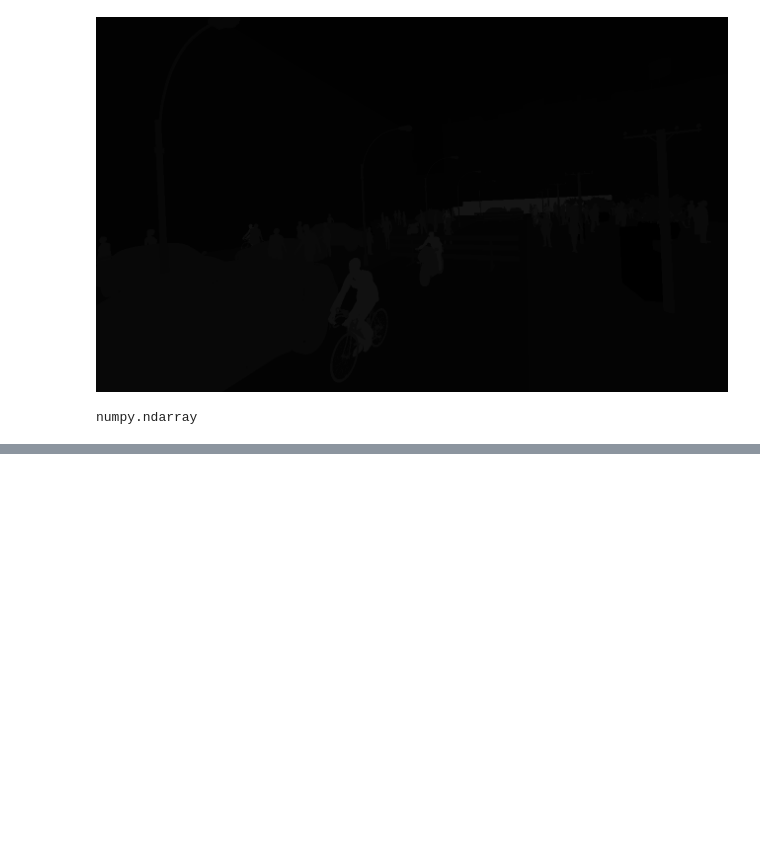
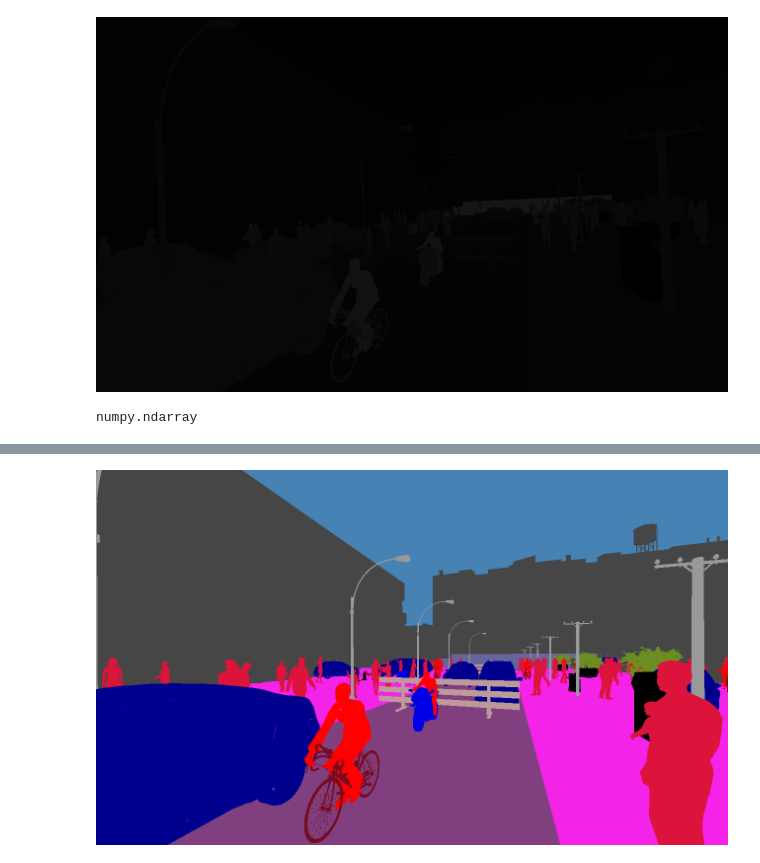
Before and after one commit to JackStelling/BiasMitigation, a Jupyter notebook: LNTL/utils/preprocess_SYNTHIA.ipynb, the cells around one changed output, grey strips where cells are left out. Saved outputs shown, nothing was run; the diff lists cells and outputs as text; code cells hidden in the pictures; blank space fills up the shorter version.

```diff
--- a/LNTL/utils/preprocess_SYNTHIA.ipynb
+++ b/LNTL/utils/preprocess_SYNTHIA.ipynb
@@ -599,0 +624,87 @@ numpy.ndarray
+# %%
+# if larger than 13 replace with -3 of itself...
+
+label_train_dir = '/content/drive/MyDrive/BiasMitigation/Datasets/SYNTHIA/GT/SEMANTIC_LABELS/train'
+label_val_dir = '/content/drive/MyDrive/BiasMitigation/Datasets/SYNTHIA/GT/SEMANTIC_LABELS/val'
+
+train_files = os.listdirs(label_train_dir)
+
+for file in train_files:
+    labels = cv2.imread(label_train_dir + '/' + file, -1)
+    if label[:,:,0][label[:,:,0] > 12] :
+        label[:,:,0][label[:,:,0]]
+
+    gt_label[:,:,0][gt_label[:,:,0] == 22] = 3  # lanemarkings ----> road
+gt_label[:,:,0][gt_label[:,:,0] == 13] = 3  # parking slot ----> road
+gt_label[:,:,0][gt_label[:,:,0] == 14] = 0  # road works ----> void
+# %%
+# test the above code works:
+#provide test image from label path
+import os
+import torch
+import torch.utils.data
+import torchvision.transforms as T
+
+import pickle
+import numpy as np
+import cv2
+import os
+import shutil
+
+# in file ipynb imports for colab
+! pip install import-ipynb
+import import_ipynb
+from utils.utils_SYNTHIA import *
+
+from google.colab.patches import cv2_imshow
+!pip install imageio
+import imageio
+
+imageio.plugins.freeimage.download()
+
+# gt_train = '/content/drive/MyDrive/BiasMitigation/Datasets/SYNTHIA/GT/LABELS'
+# test_label_image = os.listdir(gt_train)[1]
+
+# print(test_label_image)
+# label = cv2.imread(gt_train +'/'+ test_label_image)
+# cv2_imshow(label)
+# print(label.shape)
+
+
+img_path = '/content/drive/MyDrive/BiasMitigation/Datasets/SYNTHIA/RGB'
+gt_path = '/content/drive/MyDrive/BiasMitigation/Datasets/SYNTHIA/GT'
+
+#label_img_paths = [] # Used for the class weights below
+gt_instance_label_imgs = os.listdir(gt_path + '/LABELS')
+
+# label images in the cityscapes synthia dataset are for instance segmentation so we have to strip out the
+# first channel of the label image and reproduce the coloured ground truth images for semantic segmentation
+if not os.path.exists(gt_path + '/' + 'TESTING'):
+    os.makedirs(gt_path + '/' + 'TESTING')
+
+for i, file in enumerate(sorted(gt_instance_label_imgs)):
+
+    gt_label = np.asarray(imageio.imread(gt_path +'/LABELS/'+ file, format='PNG-FI'))
+
+    # if we want to match it up with cityscapes exactly then we can change lanemarkings ----> road, parking slot ----> road, road works ----> void
+    # gt_label[:,:,0][gt_label[:,:,0] == 22] = 3  # lanemarkings ----> road
+    # gt_label[:,:,0][gt_label[:,:,0] == 13] = 3  # parking slot ----> road
+    # gt_label[:,:,0][gt_label[:,:,0] == 14] = 0  # road works ----> void
+
+    gt = gt_label[:,:,0].astype(np.uint8) # crucial line for saving
+    test = id_to_trainId_map_func(gt)
+
+    print(np.unique(test))
+    print(test.shape)
+    #gt_label_one_chan = gt_label[:,:,0]  # Select first channel
+    cv2.imwrite( gt_path + '/' + 'TESTING/' + file , test)
+
+    # Use utils function to convert the pixels to the cityscapes colours
+    # save images in the directory we created.
+    img_colour = label_img_to_color_BGR(test)
+    cv2_imshow(img_colour)
+    cv2.imwrite( gt_path + '/' + 'TESTING/colour_' + file , img_colour)
+
+    if i == 20:
+        break
+# %% [output]
@@ -599,0 +716 @@ numpy.ndarray
+[figure, added]
```
Also changed, not shown: parts of 9 cells of this notebook, 22 other files.
